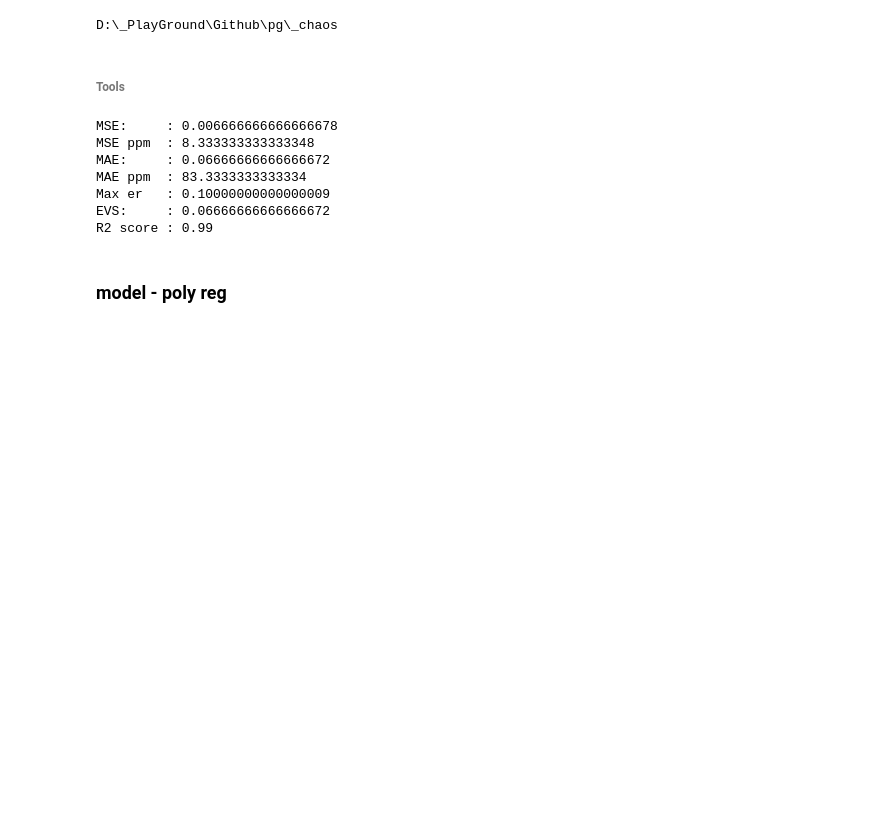
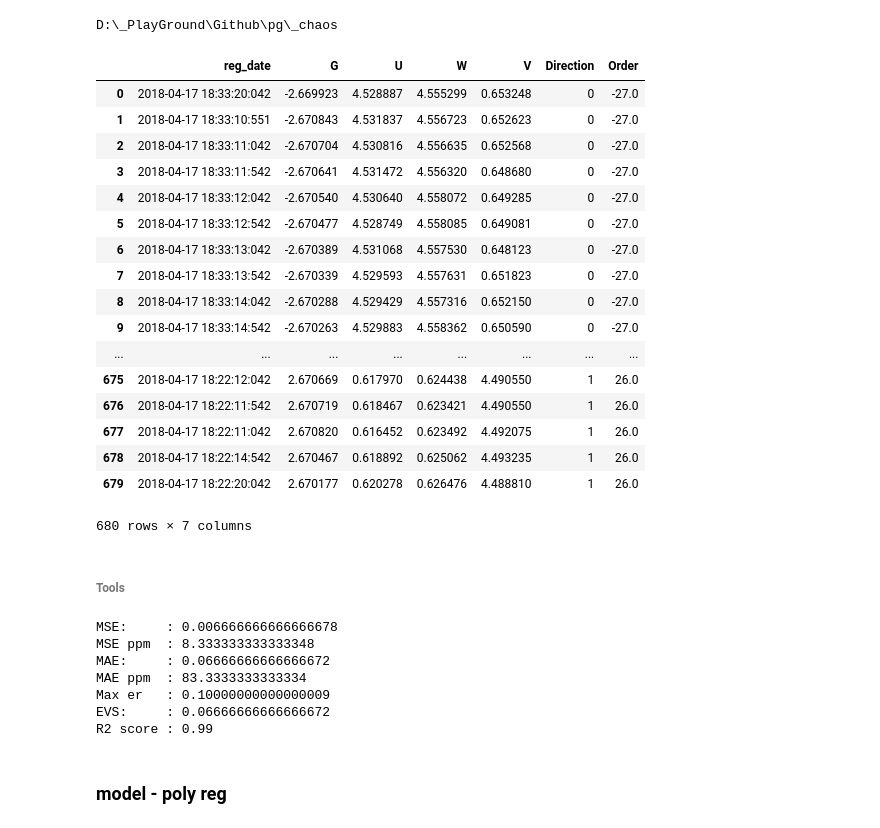
Before and after one commit to notyetend/pg, a Jupyter notebook: _chaos/proto2003_dc_file__180426.ipynb, the cells around one changed output. Drawn from its saved outputs; the diff is of its cells as text; code cells hidden in the pictures; blank space fills up the shorter version.

```diff
--- a/_chaos/proto2003_dc_file__180426.ipynb
+++ b/_chaos/proto2003_dc_file__180426.ipynb
@@ -9,6 +9,28 @@ print(os.getcwd())
 D:\_PlayGround\Github\pg\_chaos
 # %%
 df = pd.read_excel(io='sample800.xlsx', sheet_name='Sheet1')
+df['Order'] = np.floor(df['G'] * 10)
+df = df.sort_values(['Order']).reset_index(drop=True)
+df
+# %% [output]
+|  | reg_date | G | U | W | V | Direction | Order |
+| 0 | 2018-04-17 18:33:20:042 | -2.669923 | 4.528887 | 4.555299 | 0.653248 | 0 | -27.0 |
+| 1 | 2018-04-17 18:33:10:551 | -2.670843 | 4.531837 | 4.556723 | 0.652623 | 0 | -27.0 |
+| 2 | 2018-04-17 18:33:11:042 | -2.670704 | 4.530816 | 4.556635 | 0.652568 | 0 | -27.0 |
+| 3 | 2018-04-17 18:33:11:542 | -2.670641 | 4.531472 | 4.556320 | 0.648680 | 0 | -27.0 |
+| 4 | 2018-04-17 18:33:12:042 | -2.670540 | 4.530640 | 4.558072 | 0.649285 | 0 | -27.0 |
+| 5 | 2018-04-17 18:33:12:542 | -2.670477 | 4.528749 | 4.558085 | 0.649081 | 0 | -27.0 |
+| 6 | 2018-04-17 18:33:13:042 | -2.670389 | 4.531068 | 4.557530 | 0.648123 | 0 | -27.0 |
+| 7 | 2018-04-17 18:33:13:542 | -2.670339 | 4.529593 | 4.557631 | 0.651823 | 0 | -27.0 |
+| 8 | 2018-04-17 18:33:14:042 | -2.670288 | 4.529429 | 4.557316 | 0.652150 | 0 | -27.0 |
+| 9 | 2018-04-17 18:33:14:542 | -2.670263 | 4.529883 | 4.558362 | 0.650590 | 0 | -27.0 |
+| ... | ... | ... | ... | ... | ... | ... | ... |
+| 675 | 2018-04-17 18:22:12:042 | 2.670669 | 0.617970 | 0.624438 | 4.490550 | 1 | 26.0 |
+| 676 | 2018-04-17 18:22:11:542 | 2.670719 | 0.618467 | 0.623421 | 4.490550 | 1 | 26.0 |
+| 677 | 2018-04-17 18:22:11:042 | 2.670820 | 0.616452 | 0.623492 | 4.492075 | 1 | 26.0 |
+| 678 | 2018-04-17 18:22:14:542 | 2.670467 | 0.618892 | 0.625062 | 4.493235 | 1 | 26.0 |
+| 679 | 2018-04-17 18:22:20:042 | 2.670177 | 0.620278 | 0.626476 | 4.488810 | 1 | 26.0 |
+680 rows × 7 columns
 # %% [markdown]
 ###### Tools
 # %%
```
Also changed, not shown: parts of 18 cells of this notebook, 1 other file.
